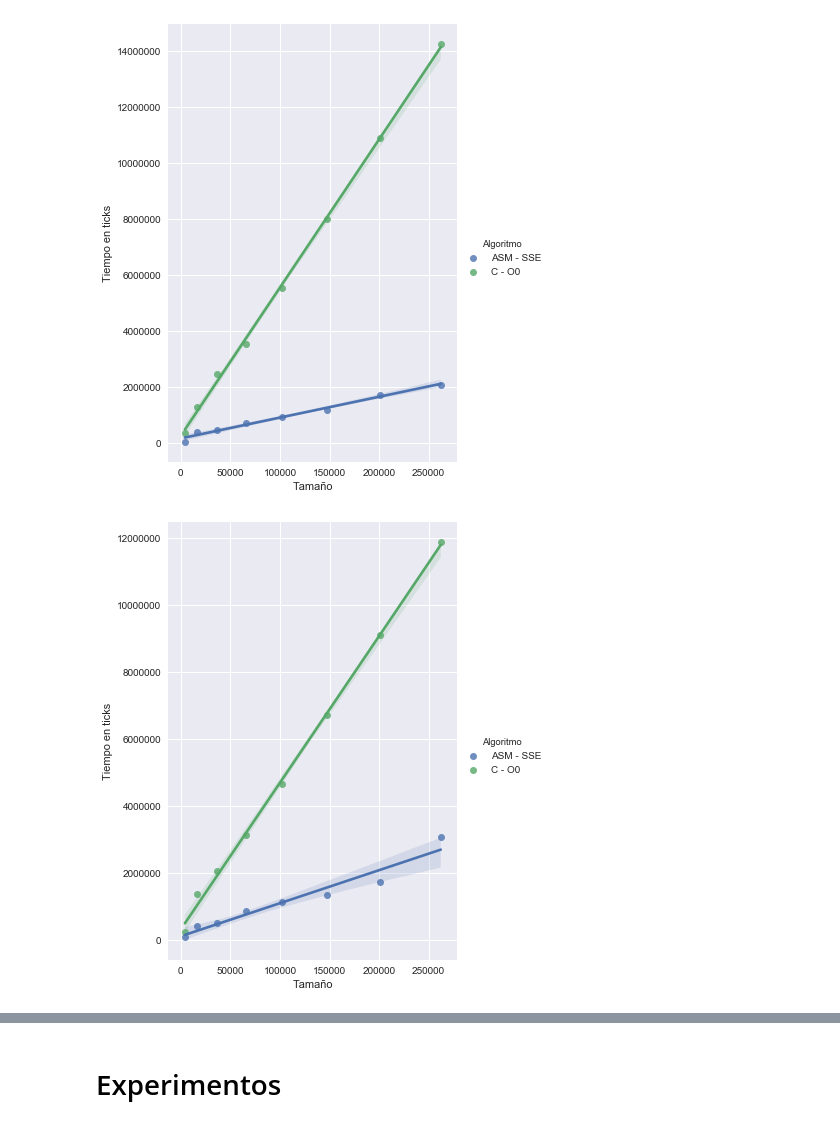
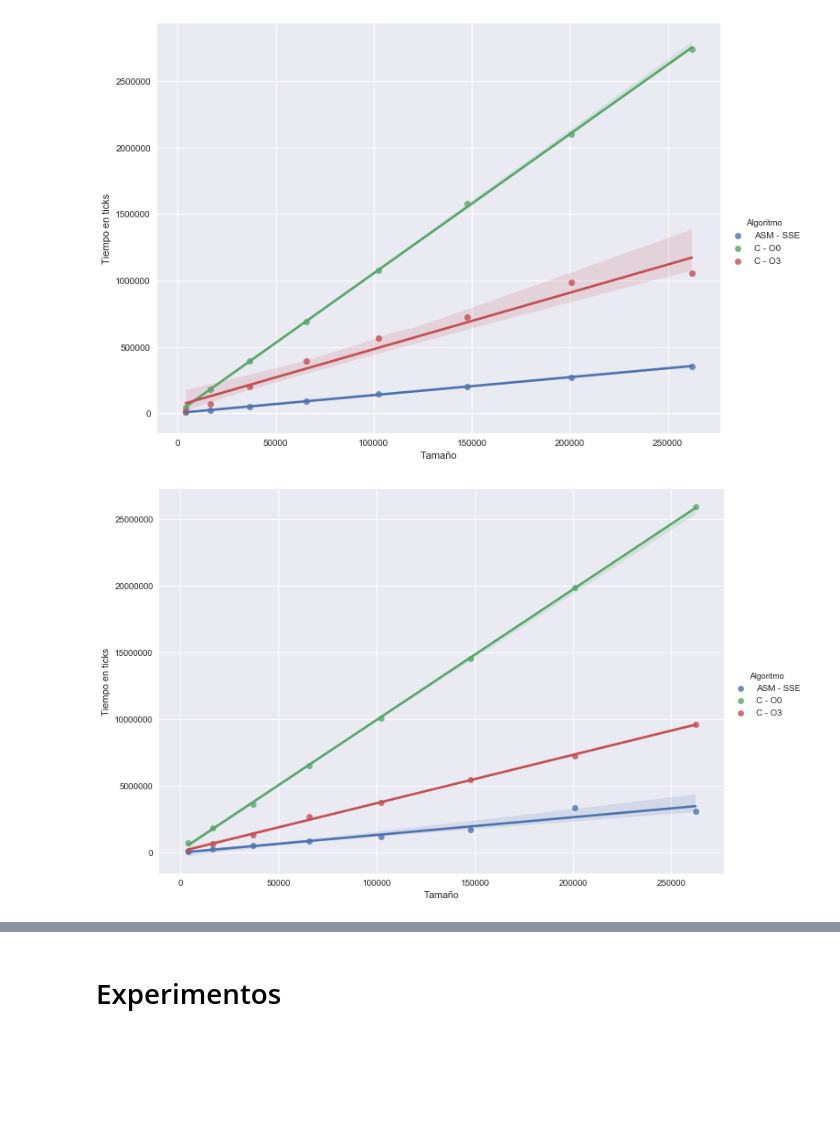
Before and after one commit to ZebaSz/orga2-tp2, a Jupyter notebook: informe/data/Orga2-TP2.ipynb, the cells around one changed output, grey strips where cells are left out. Drawn from its saved outputs; the diff is of its cells as text; code cells hidden in the pictures; blank space fills up the shorter version.

```diff
--- a/informe/data/Orga2-TP2.ipynb
+++ b/informe/data/Orga2-TP2.ipynb
@@ -11,14 +36,15 @@ import os
+# %%
+dfO0 = pd.read_csv('fourCombine-control.csv')
+dfO3 = pd.read_csv('fourCombine-O3.csv')
+dfO3['Algoritmo'] = dfO3['Algoritmo'].map({0: 2})
+
+dfFourCombine = pd.concat([dfO0, dfO3], ignore_index=True)
+dfFourCombine['Algoritmo'] = dfFourCombine['Algoritmo'].map({1: 'ASM - SSE', 0: 'C - O0', 2: 'C - O3'})
+dfFourCombine = dfFourCombine.groupby(['Algoritmo', 'Tamaño']).min().reset_index()
 # %%
-df = pd.read_csv('rgb2yuv-control.csv')
-
-df['Algoritmo'] = df['Algoritmo'].map({1: 'ASM - SSE', 0: 'C - O0'})
-
-df = df.groupby(['Algoritmo', 'Tamaño']).min()
-df.reset_index(inplace=True)
-
-sns.lmplot(x='Tamaño', y='Ticks', data=df, hue='Algoritmo', truncate=True, size=7, aspect=0.7)
-plt.ylabel('Tiempo en ticks')
+g = sns.lmplot(x='Tamaño', y='Ticks', data=dfFourCombine, hue='Algoritmo', truncate=True, size=7, aspect=1.4)
+g.set_ylabels('Tiempo en ticks')
 plt.gca().get_yaxis().get_major_formatter().set_scientific(False)
 plt.show()
 # %% [output]
-[figure, old version]
+[figure, new version]
@@ -25,14 +59,7 @@ plt.show()
 # %%
-df = pd.read_csv('yuv2rgb-control.csv')
-
-df['Algoritmo'] = df['Algoritmo'].map({1: 'ASM - SSE', 0: 'C - O0'})
-
-df = df.groupby(['Algoritmo', 'Tamaño']).min()
-df.reset_index(inplace=True)
-
-sns.lmplot(x='Tamaño', y='Ticks', data=df, hue='Algoritmo', truncate=True, size=7, aspect=0.7)
-plt.ylabel('Tiempo en ticks')
+g = sns.lmplot(x='Tamaño', y='Ticks', data=dfZoom, hue='Algoritmo', truncate=True, size=7, aspect=1.4)
+g.set_ylabels('Tiempo en ticks')
 plt.gca().get_yaxis().get_major_formatter().set_scientific(False)
 plt.show()
 # %% [output]
-[figure, old version]
+[figure, new version]
```
Also changed, not shown: parts of 17 cells of this notebook, 3 other files.
